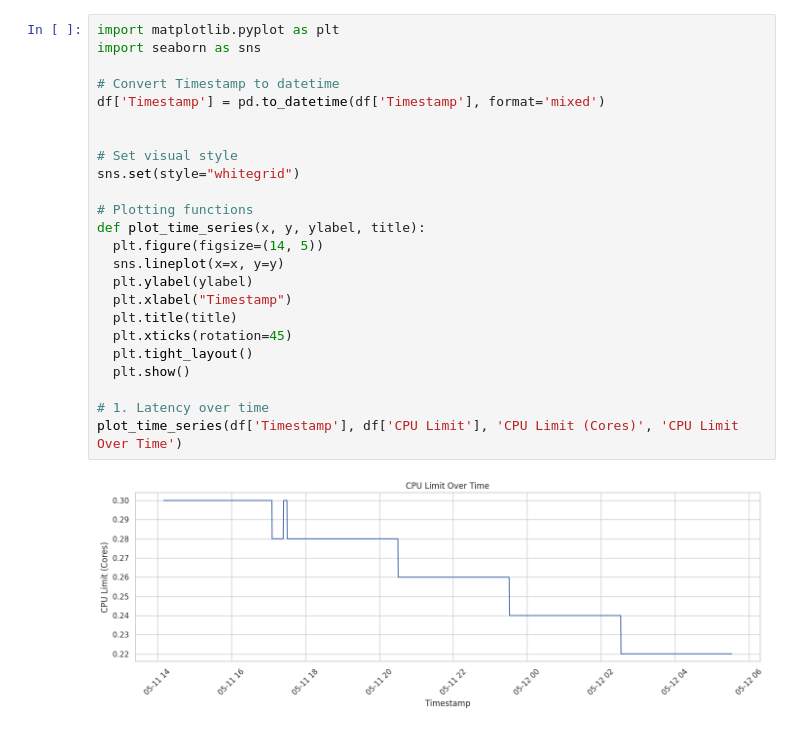
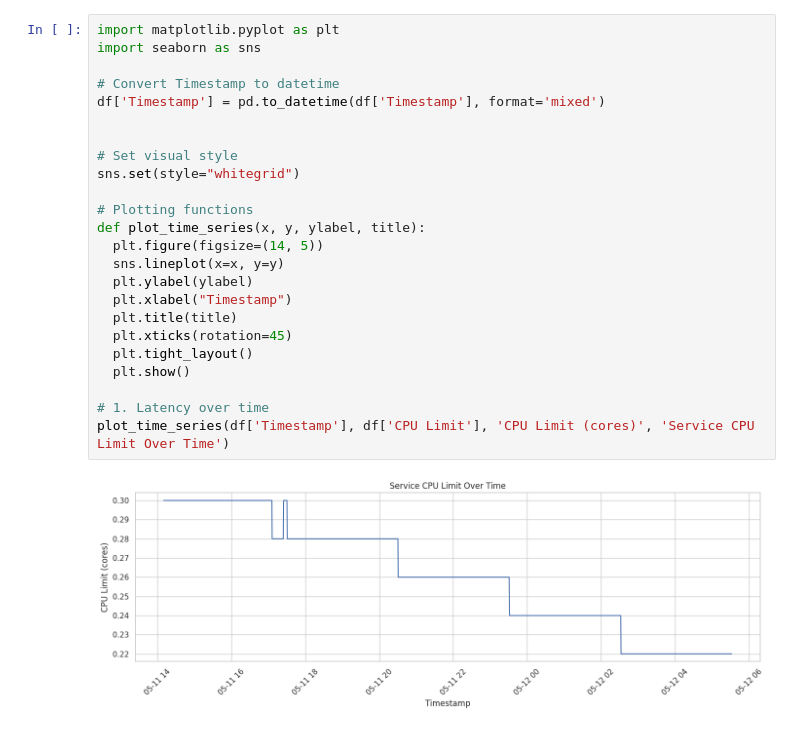
Before and after one commit to e19166/CO-325-Labs, a Jupyter notebook: service1_cpu_reduction.ipynb, the cells around one changed output. Cells and saved outputs as stored; diff of their text form.

Commit message:
Add cpu limit over time plot

```diff
--- a/service1_cpu_reduction.ipynb
+++ b/service1_cpu_reduction.ipynb
@@ -15,26 +15,26 @@ df.head()  # to preview the data
 # %%
 import matplotlib.pyplot as plt
 import seaborn as sns
 
 # Convert Timestamp to datetime
 df['Timestamp'] = pd.to_datetime(df['Timestamp'], format='mixed')
 
 
 # Set visual style
 sns.set(style="whitegrid")
 
 # Plotting functions
 def plot_time_series(x, y, ylabel, title):
   plt.figure(figsize=(14, 5))
   sns.lineplot(x=x, y=y)
   plt.ylabel(ylabel)
   plt.xlabel("Timestamp")
   plt.title(title)
   plt.xticks(rotation=45)
   plt.tight_layout()
   plt.show()
 
 # 1. Latency over time
-plot_time_series(df['Timestamp'], df['CPU Limit'], 'CPU Limit (Cores)', 'CPU Limit Over Time')
+plot_time_series(df['Timestamp'], df['CPU Limit'], 'CPU Limit (cores)', 'Service CPU Limit Over Time')
 # %% [output]
-[figure, old version]
+[figure, new version]
```
Also changed, not shown: parts of 9 cells of this notebook.
